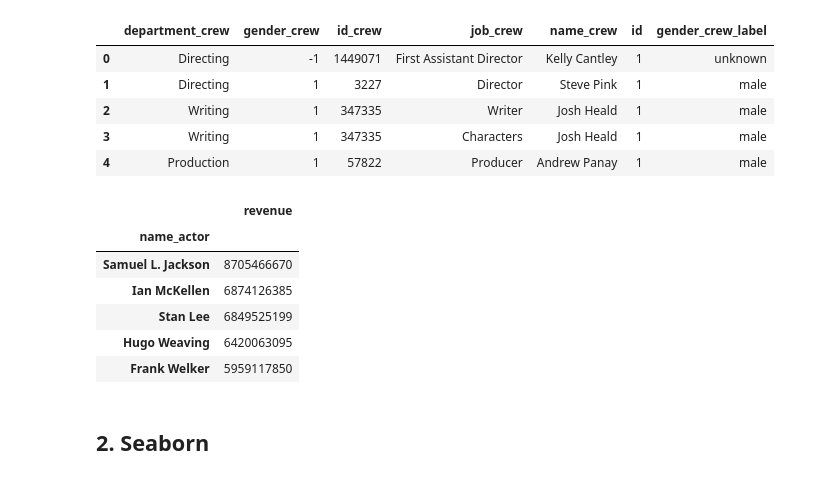
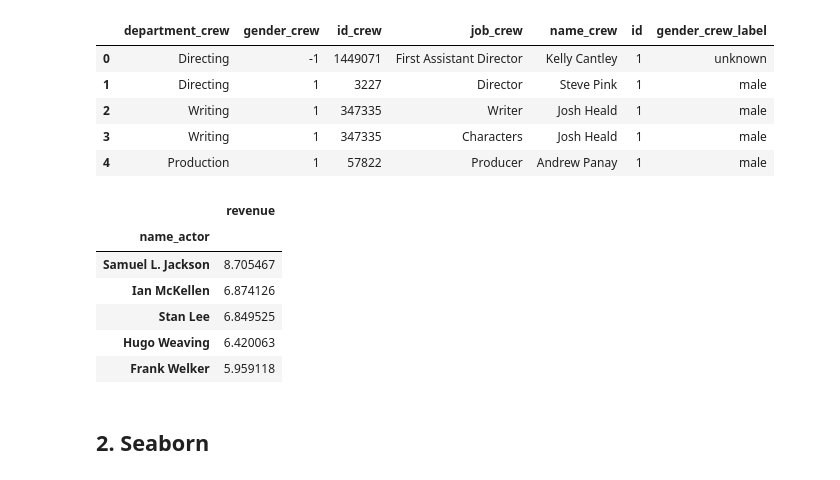
Before and after one commit to laurafontanesi/women-in-data-science, a Jupyter notebook: toolbox_data_science.ipynb, the cells around one changed output. Drawn from its saved outputs; the diff is of its cells as text; code cells hidden in the pictures.

```diff
--- a/toolbox_data_science.ipynb
+++ b/toolbox_data_science.ipynb
@@ -131,15 +131,16 @@ box_office_data_cast = box_office_data.merge(cast_data, left_on='id', right_on='
 
 box_office_data_crew = box_office_data.merge(crew_data, left_on='id', right_on='id')
 # %%
-box_office_data_cast.groupby(['name_actor']).sum().sort_values('revenue', ascending=False).head()[['revenue']]
+# In billions:
+box_office_data_cast.groupby(['name_actor']).sum().sort_values('revenue', ascending=False).head()[['revenue']]/1e9
 # %% [output]
 |  | revenue |
 | name_actor |  |
-| Samuel L. Jackson | 8705466670 |
-| Ian McKellen | 6874126385 |
-| Stan Lee | 6849525199 |
-| Hugo Weaving | 6420063095 |
-| Frank Welker | 5959117850 |
+| Samuel L. Jackson | 8.705467 |
+| Ian McKellen | 6.874126 |
+| Stan Lee | 6.849525 |
+| Hugo Weaving | 6.420063 |
+| Frank Welker | 5.959118 |
 # %% [markdown]
 ## 2. Seaborn
 # %%
```
Also changed, not shown: parts of 8 cells of this notebook.
